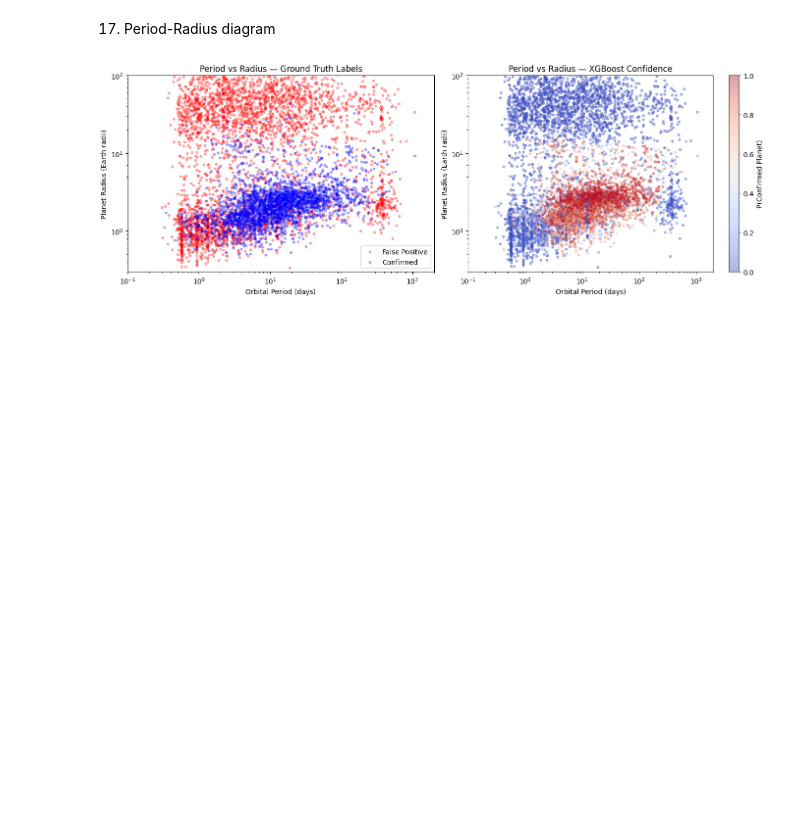
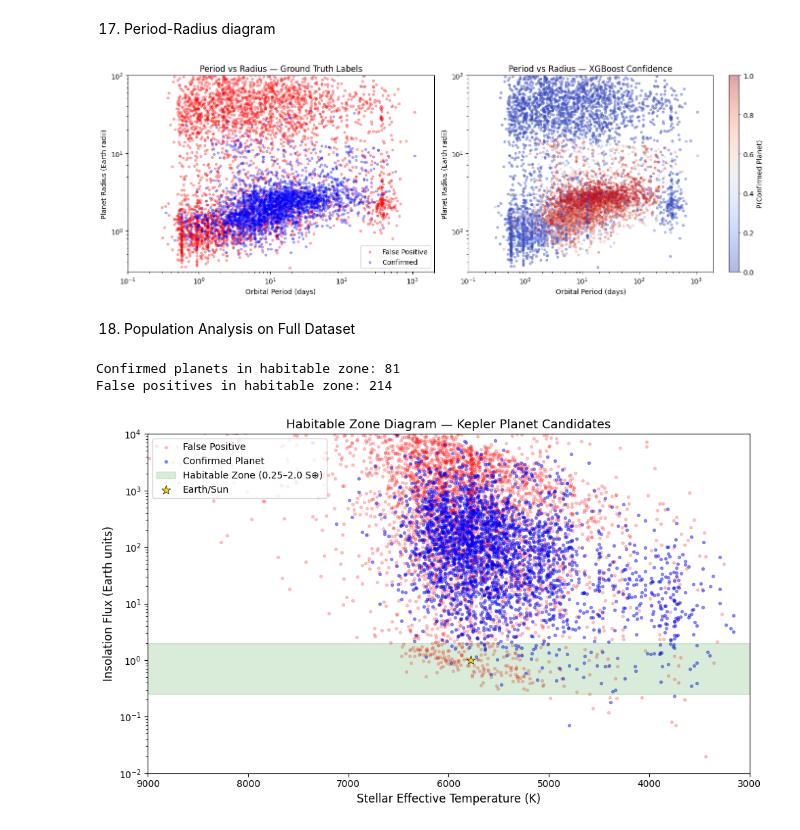
Before and after one commit to hassan310120/MSc-Final-Project, a Jupyter notebook: Kepler.ipynb, the cells around one changed output. Drawn from its saved outputs; the diff is of its cells as text; code cells hidden in the pictures; blank space fills up the shorter version.

Commit message:
Project Code Completed

```diff
--- a/Kepler.ipynb
+++ b/Kepler.ipynb
@@ -1227,3 +1217,45 @@ plt.savefig('/content/drive/MyDrive/kepler_project/figures/period_radius_diagram
 plt.show()
 # %% [output]
 [figure]
+# %% [markdown]
+18. Population Analysis on Full Dataset
+# %%
+# Habitable zone diagram: Stellar temperature vs Insolation flux
+fig, ax = plt.subplots(figsize=(10, 6))
+
+# Plot false positives first
+fp = df_full[df_full['label'] == 0]
+cp = df_full[df_full['label'] == 1]
+
+ax.scatter(fp['koi_steff'], fp['koi_insol'], s=8, alpha=0.2, c='red', label='False Positive')
+ax.scatter(cp['koi_steff'], cp['koi_insol'], s=8, alpha=0.4, c='blue', label='Confirmed Planet')
+
+# habitable zone (approximately 0.25 to 2.0 Earth insolation)
+ax.axhspan(0.25, 2.0, color='green', alpha=0.15, label='Habitable Zone (0.25–2.0 S⊕)')
+
+# Mark Earth and Sun
+ax.scatter([5778], [1.0], s=100, marker='*', c='gold', edgecolors='black',
+           linewidth=0.5, zorder=10, label='Earth/Sun')
+
+ax.set_xlabel('Stellar Effective Temperature (K)', fontsize=12)
+ax.set_ylabel('Insolation Flux (Earth units)', fontsize=12)
+ax.set_title('Habitable Zone Diagram — Kepler Planet Candidates', fontsize=13)
+ax.set_yscale('log')
+ax.set_ylim(0.01, 10000)
+ax.set_xlim(3000, 9000)
+ax.invert_xaxis()  # hotter stars on the left (astronomical convention)
+ax.legend(loc='upper left')
+
+# Count of planets in habitable zone
+hz_confirmed = cp[(cp['koi_insol'] >= 0.25) & (cp['koi_insol'] <= 2.0)]
+hz_fp = fp[(fp['koi_insol'] >= 0.25) & (fp['koi_insol'] <= 2.0)]
+print(f"Confirmed planets in habitable zone: {len(hz_confirmed)}")
+print(f"False positives in habitable zone: {len(hz_fp)}")
+
+plt.tight_layout()
+plt.savefig('/content/drive/MyDrive/kepler_project/figures/habitable_zone.png', dpi=150)
+plt.show()
+# %% [output]
+Confirmed planets in habitable zone: 81
+False positives in habitable zone: 214
+[figure, added]
```
Also changed, not shown: parts of 10 cells of this notebook.
